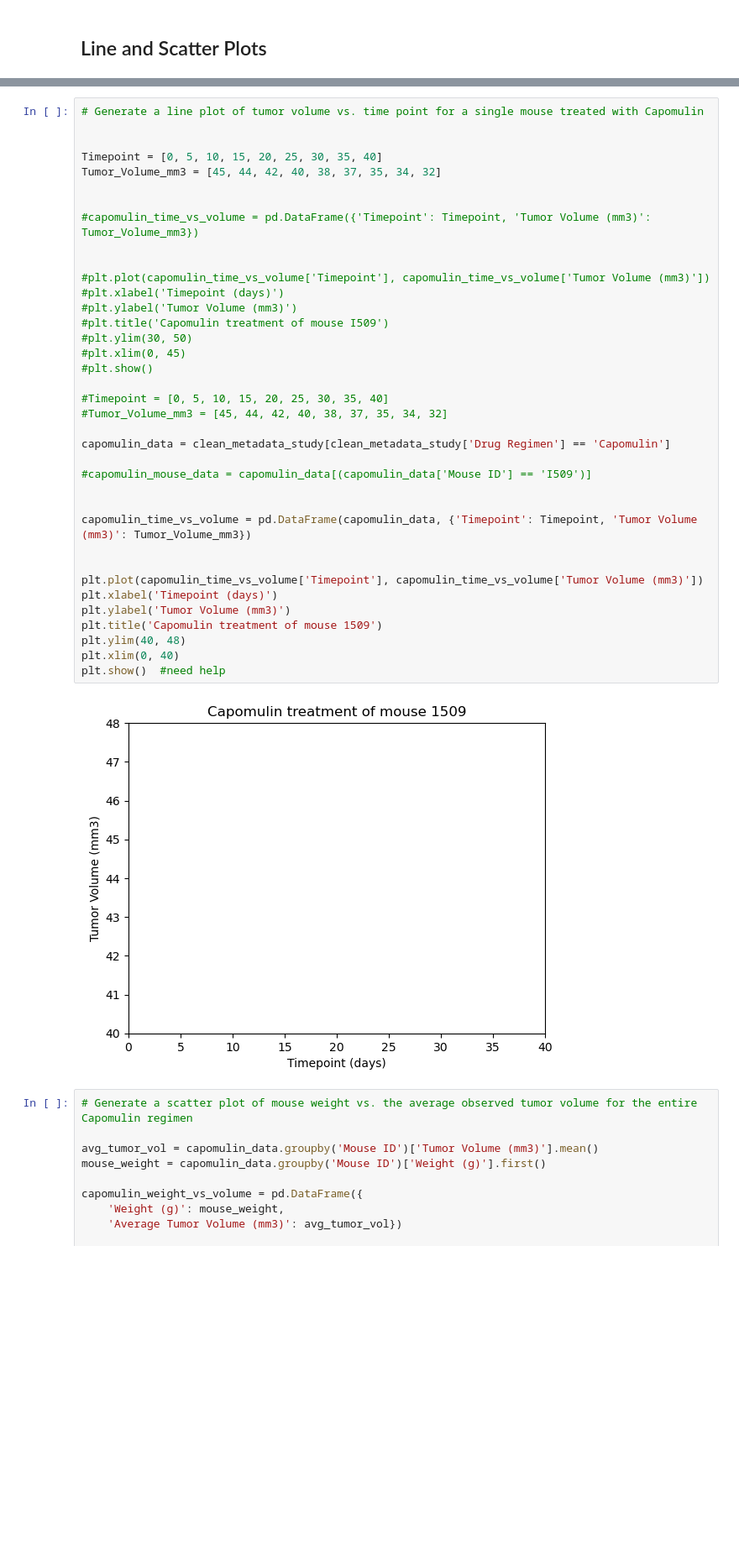
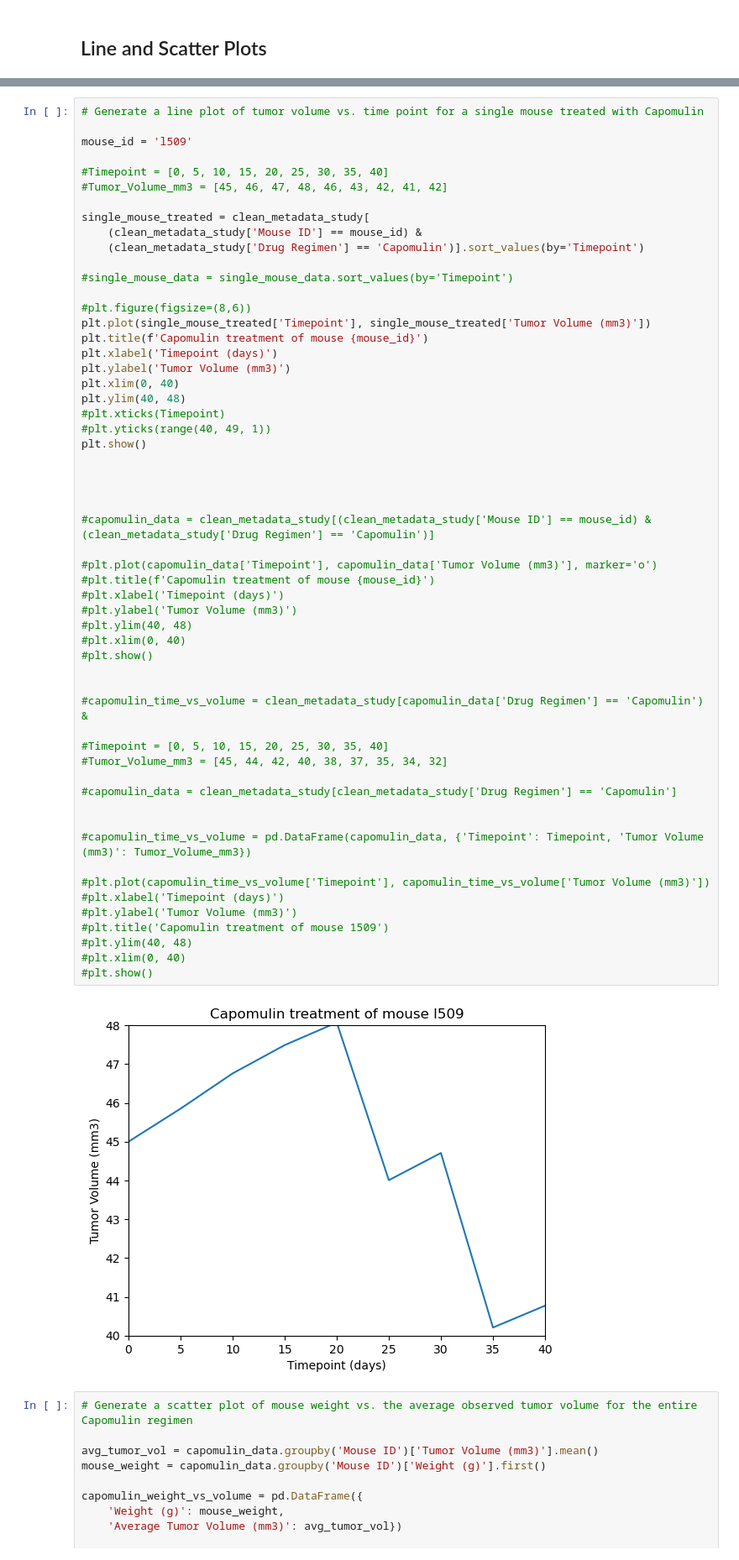
Before and after one commit to deangelica23/Data-Visualization, a Jupyter notebook: Pymaceuticals/pymaceuticals_starter.ipynb, the cells around one changed output, grey strips where cells are left out. Shown: that part at 84% size. Cells and saved outputs as stored; diff of their text form; blank space fills up the shorter version.

Commit message:
fixed the line plot, but still looks weird

```diff
--- a/Pymaceuticals/pymaceuticals_starter.ipynb
+++ b/Pymaceuticals/pymaceuticals_starter.ipynb
@@ -286,42 +296,61 @@ dtype: object
 # %%
 # Generate a line plot of tumor volume vs. time point for a single mouse treated with Capomulin
 
+mouse_id = 'l509'
 
-Timepoint = [0, 5, 10, 15, 20, 25, 30, 35, 40]
-Tumor_Volume_mm3 = [45, 44, 42, 40, 38, 37, 35, 34, 32]
+#Timepoint = [0, 5, 10, 15, 20, 25, 30, 35, 40]
+#Tumor_Volume_mm3 = [45, 46, 47, 48, 46, 43, 42, 41, 42]
+
+single_mouse_treated = clean_metadata_study[
+    (clean_metadata_study['Mouse ID'] == mouse_id) &
+    (clean_metadata_study['Drug Regimen'] == 'Capomulin')].sort_values(by='Timepoint')
+
+#single_mouse_data = single_mouse_data.sort_values(by='Timepoint')
+
+#plt.figure(figsize=(8,6))
+plt.plot(single_mouse_treated['Timepoint'], single_mouse_treated['Tumor Volume (mm3)'])
+plt.title(f'Capomulin treatment of mouse {mouse_id}')
+plt.xlabel('Timepoint (days)')
+plt.ylabel('Tumor Volume (mm3)')
+plt.xlim(0, 40)
+plt.ylim(40, 48)
+#plt.xticks(Timepoint)
+#plt.yticks(range(40, 49, 1))
+plt.show()
 
 
-#capomulin_time_vs_volume = pd.DataFrame({'Timepoint': Timepoint, 'Tumor Volume (mm3)': Tumor_Volume_mm3})
 
+
+#capomulin_data = clean_metadata_study[(clean_metadata_study['Mouse ID'] == mouse_id) & (clean_metadata_study['Drug Regimen'] == 'Capomulin')]
+
+#plt.plot(capomulin_data['Timepoint'], capomulin_data['Tumor Volume (mm3)'], marker='o')
+#plt.title(f'Capomulin treatment of mouse {mouse_id}')
+#plt.xlabel('Timepoint (days)')
+#plt.ylabel('Tumor Volume (mm3)')
+#plt.ylim(40, 48)
+#plt.xlim(0, 40)
+#plt.show()
+
+
+#capomulin_time_vs_volume = clean_metadata_study[capomulin_data['Drug Regimen'] == 'Capomulin') &
+
+#Timepoint = [0, 5, 10, 15, 20, 25, 30, 35, 40]
+#Tumor_Volume_mm3 = [45, 44, 42, 40, 38, 37, 35, 34, 32]
+
+#capomulin_data = clean_metadata_study[clean_metadata_study['Drug Regimen'] == 'Capomulin']
+
+
+#capomulin_time_vs_volume = pd.DataFrame(capomulin_data, {'Timepoint': Timepoint, 'Tumor Volume (mm3)': Tumor_Volume_mm3})
 
 #plt.plot(capomulin_time_vs_volume['Timepoint'], capomulin_time_vs_volume['Tumor Volume (mm3)'])
 #plt.xlabel('Timepoint (days)')
 #plt.ylabel('Tumor Volume (mm3)')
-#plt.title('Capomulin treatment of mouse I509')
-#plt.ylim(30, 50)
-#plt.xlim(0, 45)
+#plt.title('Capomulin treatment of mouse 1509')
+#plt.ylim(40, 48)
+#plt.xlim(0, 40)
 #plt.show()
-
-#Timepoint = [0, 5, 10, 15, 20, 25, 30, 35, 40]
-#Tumor_Volume_mm3 = [45, 44, 42, 40, 38, 37, 35, 34, 32]
-
-capomulin_data = clean_metadata_study[clean_metadata_study['Drug Regimen'] == 'Capomulin']
-
-#capomulin_mouse_data = capomulin_data[(capomulin_data['Mouse ID'] == 'I509')]
-
-
-capomulin_time_vs_volume = pd.DataFrame(capomulin_data, {'Timepoint': Timepoint, 'Tumor Volume (mm3)': Tumor_Volume_mm3})
-
-
-plt.plot(capomulin_time_vs_volume['Timepoint'], capomulin_time_vs_volume['Tumor Volume (mm3)'])
-plt.xlabel('Timepoint (days)')
-plt.ylabel('Tumor Volume (mm3)')
-plt.title('Capomulin treatment of mouse 1509')
-plt.ylim(40, 48)
-plt.xlim(0, 40)
-plt.show()  #need help
 # %% [output]
-[figure, old version]
+[figure, new version]
 # %%
 # Generate a scatter plot of mouse weight vs. the average observed tumor volume for the entire Capomulin regimen
 
```
Also changed, not shown: parts of 3 cells of this notebook.
